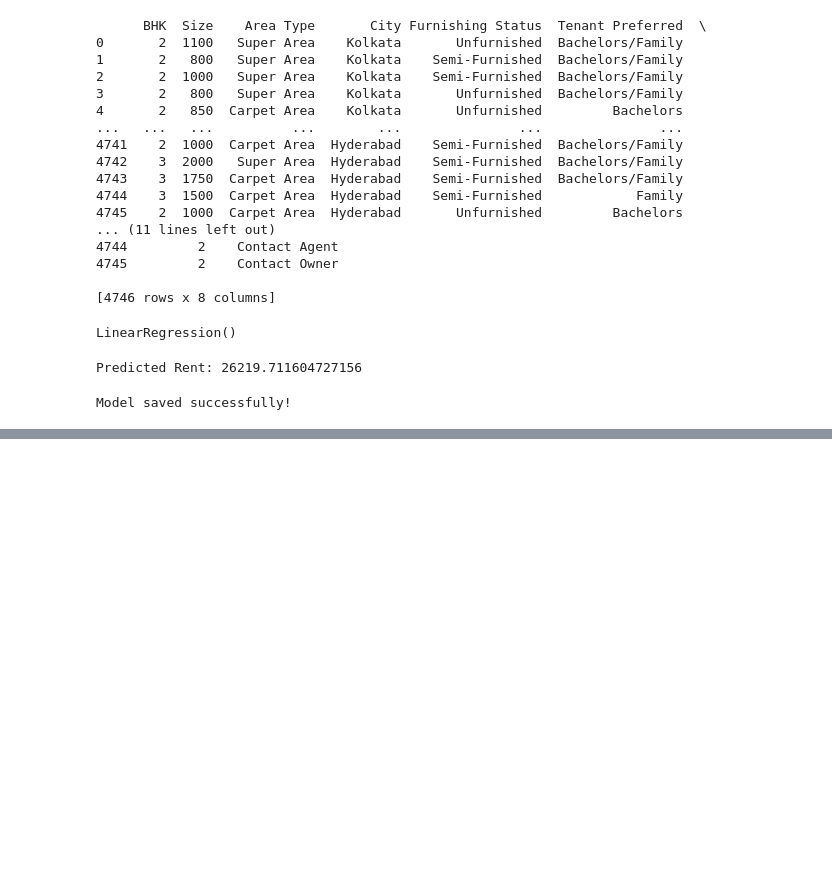
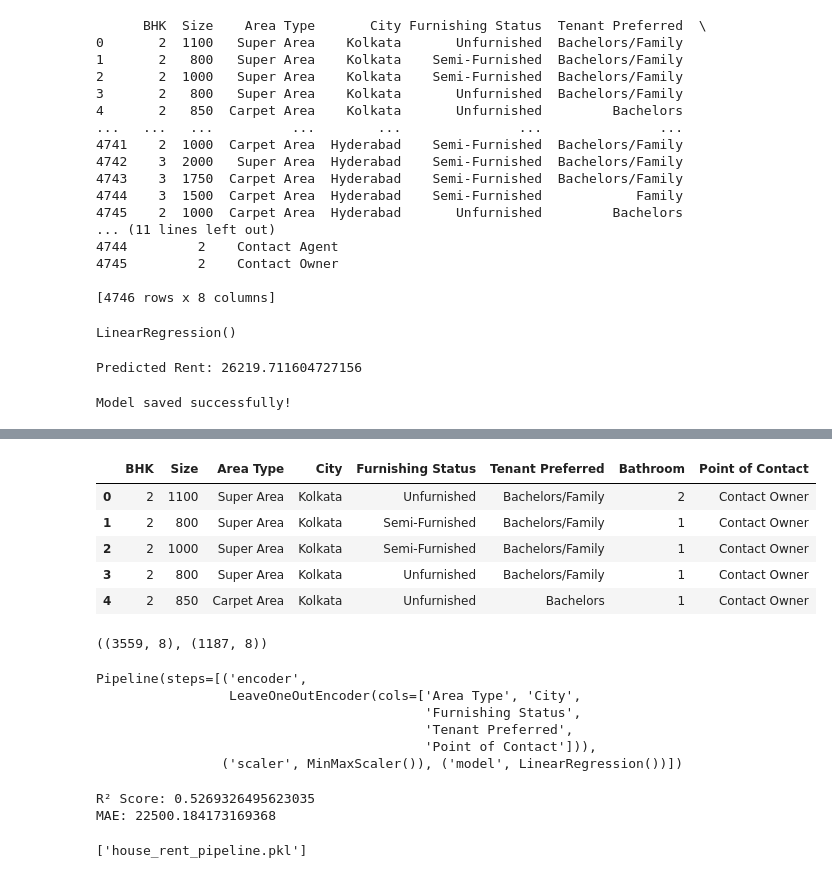
Before and after one commit to vishal-8009/Internship, a Jupyter notebook: text.ipynb, the cells around one changed output, grey strips where cells are left out. Cells and saved outputs as stored; diff of their text form; code cells hidden in the pictures; blank space fills up the shorter version.

```diff
--- a/text.ipynb
+++ b/text.ipynb
@@ -185,0 +201,3 @@ Model saved successfully!
+# %%
+data = pd.read_csv("House_Rent_Dataset.csv")
+data.head()
@@ -185,0 +211,11 @@ Model saved successfully!
+# %%
+y = data["Rent"]
+X = data.drop(columns=["Rent", "Posted On", "Floor", "Area Locality"])
+X.head()
+# %% [output]
+|  | BHK | Size | Area Type | City | Furnishing Status | Tenant Preferred | Bathroom | Point of Contact |
+| 0 | 2 | 1100 | Super Area | Kolkata | Unfurnished | Bachelors/Family | 2 | Contact Owner |
+| 1 | 2 | 800 | Super Area | Kolkata | Semi-Furnished | Bachelors/Family | 1 | Contact Owner |
+| 2 | 2 | 1000 | Super Area | Kolkata | Semi-Furnished | Bachelors/Family | 1 | Contact Owner |
+| 3 | 2 | 800 | Super Area | Kolkata | Unfurnished | Bachelors/Family | 1 | Contact Owner |
+| 4 | 2 | 850 | Carpet Area | Kolkata | Unfurnished | Bachelors | 1 | Contact Owner |
@@ -185,0 +228,25 @@ Model saved successfully!
+# %%
+X_train, X_test, y_train, y_test = train_test_split(X, y, test_size=0.25, random_state=42)
+X_train.shape, X_test.shape
+# %% [output]
+((3559, 8), (1187, 8))
+# %%
+pipeline.fit(X_train, y_train)
+# %% [output]
+Pipeline(steps=[('encoder',
+                 LeaveOneOutEncoder(cols=['Area Type', 'City',
+                                          'Furnishing Status',
+                                          'Tenant Preferred',
+                                          'Point of Contact'])),
+                ('scaler', MinMaxScaler()), ('model', LinearRegression())])
+# %%
+y_pred = pipeline.predict(X_test)
+print("R² Score:", r2_score(y_test, y_pred))
+print("MAE:", mean_absolute_error(y_test, y_pred))
+# %% [output]
+R² Score: 0.5269326495623035
+MAE: 22500.184173169368
+# %%
+joblib.dump(pipeline, "house_rent_pipeline.pkl")
+# %% [output]
+['house_rent_pipeline.pkl']
```
Also changed, not shown: parts of 7 cells of this notebook, 1 other file.
